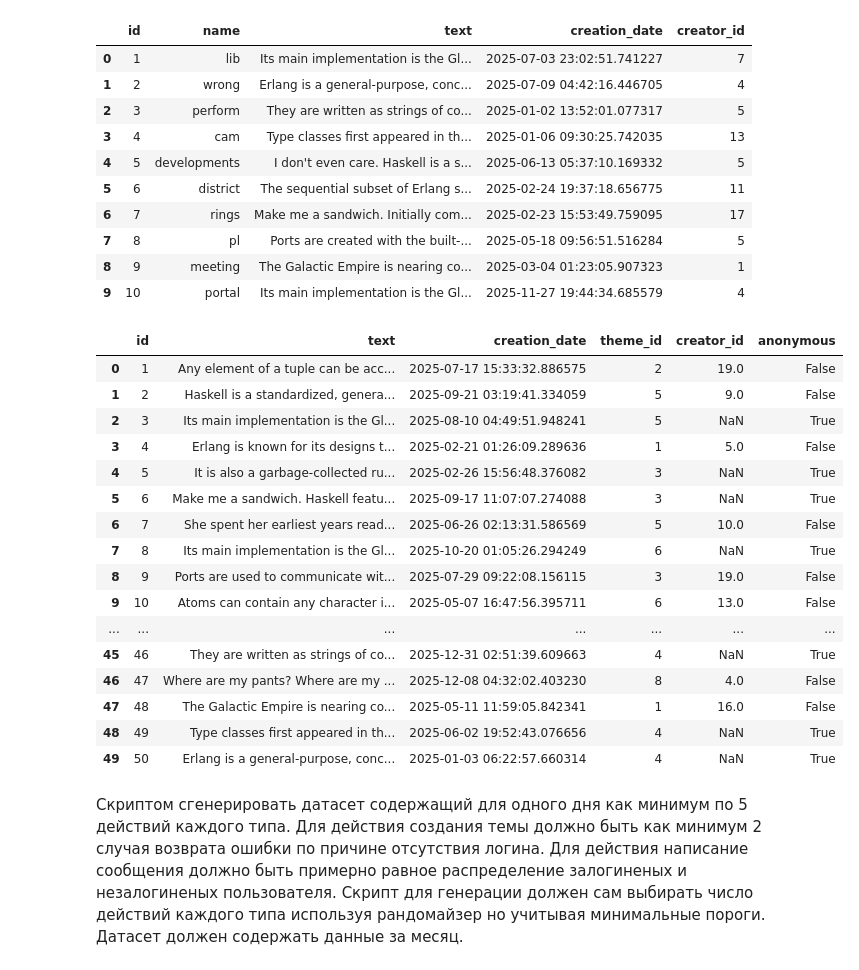
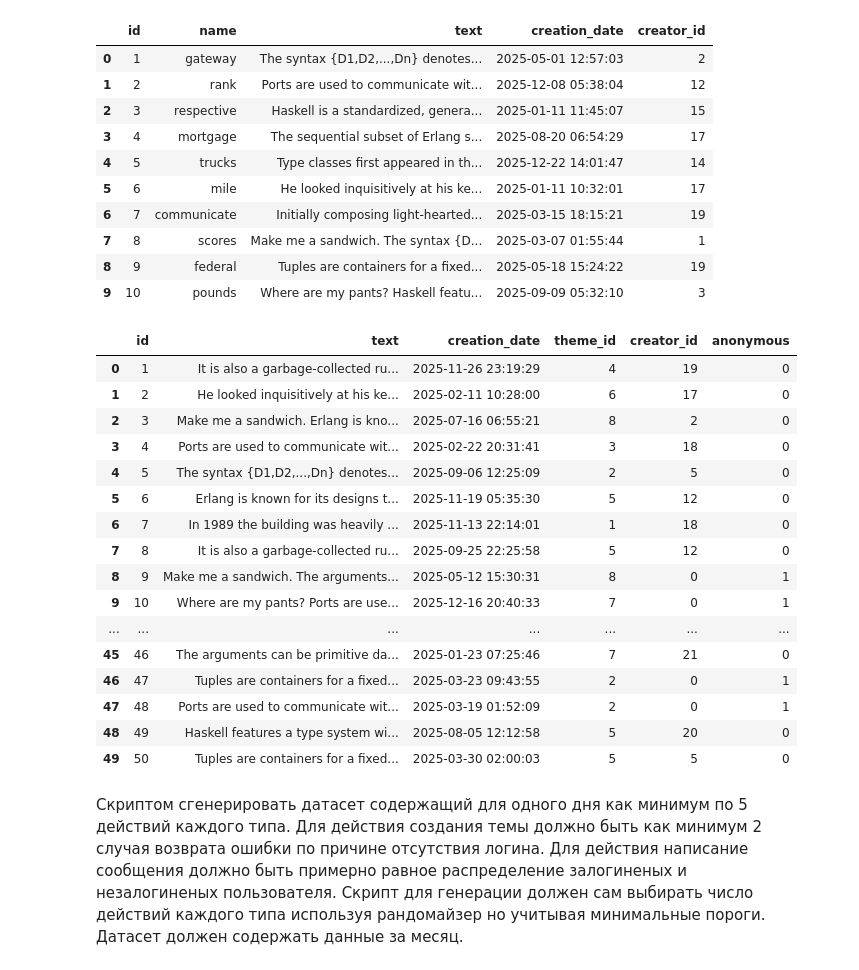
Before and after one commit to Martinvsezn/Farpost-Jupiter, a Jupyter notebook: sql_generator.ipynb, the cells around one changed output. Cells and saved outputs as stored; diff of their text form; code cells hidden in the pictures.

```diff
--- a/sql_generator.ipynb
+++ b/sql_generator.ipynb
@@ -39,66 +39,74 @@ user_df
 # %%
 # Генерим темы
+theme_dates = []
+for _ in range(10):
+    theme_dates.append(Datetime().formatted_datetime(fmt='%Y-%m-%d %H:%M:%S'))
+
 theme_fs = Fieldset(locale=Locale.EN, i=10)
 theme_df = pd.DataFrame.from_dict({
     "id": list(range(1, 11)),
     "name": theme_fs("word"),
     "text": theme_fs("text"),
-    "creation_date": theme_fs("datetime"),
+    "creation_date": theme_dates,
     "creator_id": random.randints(10, 1, 21)
 })
 theme_df
 # %% [output]
 |  | id | name | text | creation_date | creator_id |
-| 0 | 1 | lib | Its main implementation is the Gl... | 2025-07-03 23:02:51.741227 | 7 |
-| 1 | 2 | wrong | Erlang is a general-purpose, conc... | 2025-07-09 04:42:16.446705 | 4 |
-| 2 | 3 | perform | They are written as strings of co... | 2025-01-02 13:52:01.077317 | 5 |
-| 3 | 4 | cam | Type classes first appeared in th... | 2025-01-06 09:30:25.742035 | 13 |
-| 4 | 5 | developments | I don't even care. Haskell is a s... | 2025-06-13 05:37:10.169332 | 5 |
-| 5 | 6 | district | The sequential subset of Erlang s... | 2025-02-24 19:37:18.656775 | 11 |
-| 6 | 7 | rings | Make me a sandwich. Initially com... | 2025-02-23 15:53:49.759095 | 17 |
-| 7 | 8 | pl | Ports are created with the built-... | 2025-05-18 09:56:51.516284 | 5 |
-| 8 | 9 | meeting | The Galactic Empire is nearing co... | 2025-03-04 01:23:05.907323 | 1 |
-| 9 | 10 | portal | Its main implementation is the Gl... | 2025-11-27 19:44:34.685579 | 4 |
+| 0 | 1 | gateway | The syntax {D1,D2,...,Dn} denotes... | 2025-05-01 12:57:03 | 2 |
+| 1 | 2 | rank | Ports are used to communicate wit... | 2025-12-08 05:38:04 | 12 |
+| 2 | 3 | respective | Haskell is a standardized, genera... | 2025-01-11 11:45:07 | 15 |
+| 3 | 4 | mortgage | The sequential subset of Erlang s... | 2025-08-20 06:54:29 | 17 |
+| 4 | 5 | trucks | Type classes first appeared in th... | 2025-12-22 14:01:47 | 14 |
+| 5 | 6 | mile | He looked inquisitively at his ke... | 2025-01-11 10:32:01 | 17 |
+| 6 | 7 | communicate | Initially composing light-hearted... | 2025-03-15 18:15:21 | 19 |
+| 7 | 8 | scores | Make me a sandwich. The syntax {D... | 2025-03-07 01:55:44 | 1 |
+| 8 | 9 | federal | Tuples are containers for a fixed... | 2025-05-18 15:24:22 | 19 |
+| 9 | 10 | pounds | Where are my pants? Haskell featu... | 2025-09-09 05:32:10 | 3 |
 # %%
 # Генерим сообщения
 #Сгенерируем количество анонимных и неанонимных сообщений
-random_anonym_messages_choices = random.choices([True, False], k=50)
+random_anonym_messages_choices = random.choices([1, 0], k=50)
 #Сгенерируем пользователя к каждому неанонимному сообщению
 creator_id_with_anonym_messages = []
 for boolean in random_anonym_messages_choices:
-    if not boolean:
+    if boolean != 1:
         creator_id_with_anonym_messages.append(random.randint(1, 21))
     else:
-        creator_id_with_anonym_messages.append(None)
+        creator_id_with_anonym_messages.append(0)
+
+mess_dates = []
+for _ in range(50):
+    mess_dates.append(Datetime().formatted_datetime(fmt='%Y-%m-%d %H:%M:%S'))
 
 message_fs = Fieldset(locale=Locale.EN, i=50)
 message_df = pd.DataFrame.from_dict({
     "id": list(range(1, 51)),
     "text": message_fs("text"),
-    "creation_date": message_fs("datetime"),
+    "creation_date": mess_dates,
     "theme_id": random.randints(50, 1, 9),
     "creator_id": creator_id_with_anonym_messages,
     "anonymous": random_anonym_messages_choices
 })
 message_df
 # %% [output]
 |  | id | text | creation_date | theme_id | creator_id | anonymous |
-| 0 | 1 | Any element of a tuple can be acc... | 2025-07-17 15:33:32.886575 | 2 | 19.0 | False |
-| 1 | 2 | Haskell is a standardized, genera... | 2025-09-21 03:19:41.334059 | 5 | 9.0 | False |
-| 2 | 3 | Its main implementation is the Gl... | 2025-08-10 04:49:51.948241 | 5 | NaN | True |
-| 3 | 4 | Erlang is known for its designs t... | 2025-02-21 01:26:09.289636 | 1 | 5.0 | False |
-| 4 | 5 | It is also a garbage-collected ru... | 2025-02-26 15:56:48.376082 | 3 | NaN | True |
-| 5 | 6 | Make me a sandwich. Haskell featu... | 2025-09-17 11:07:07.274088 | 3 | NaN | True |
-| 6 | 7 | She spent her earliest years read... | 2025-06-26 02:13:31.586569 | 5 | 10.0 | False |
-| 7 | 8 | Its main implementation is the Gl... | 2025-10-20 01:05:26.294249 | 6 | NaN | True |
-| 8 | 9 | Ports are used to communicate wit... | 2025-07-29 09:22:08.156115 | 3 | 19.0 | False |
-| 9 | 10 | Atoms can contain any character i... | 2025-05-07 16:47:56.395711 | 6 | 13.0 | False |
+| 0 | 1 | It is also a garbage-collected ru... | 2025-11-26 23:19:29 | 4 | 19 | 0 |
+| 1 | 2 | He looked inquisitively at his ke... | 2025-02-11 10:28:00 | 6 | 17 | 0 |
+| 2 | 3 | Make me a sandwich. Erlang is kno... | 2025-07-16 06:55:21 | 8 | 2 | 0 |
+| 3 | 4 | Ports are used to communicate wit... | 2025-02-22 20:31:41 | 3 | 18 | 0 |
+| 4 | 5 | The syntax {D1,D2,...,Dn} denotes... | 2025-09-06 12:25:09 | 2 | 5 | 0 |
+| 5 | 6 | Erlang is known for its designs t... | 2025-11-19 05:35:30 | 5 | 12 | 0 |
+| 6 | 7 | In 1989 the building was heavily ... | 2025-11-13 22:14:01 | 1 | 18 | 0 |
+| 7 | 8 | It is also a garbage-collected ru... | 2025-09-25 22:25:58 | 5 | 12 | 0 |
+| 8 | 9 | Make me a sandwich. The arguments... | 2025-05-12 15:30:31 | 8 | 0 | 1 |
+| 9 | 10 | Where are my pants? Ports are use... | 2025-12-16 20:40:33 | 7 | 0 | 1 |
 | ... | ... | ... | ... | ... | ... | ... |
-| 45 | 46 | They are written as strings of co... | 2025-12-31 02:51:39.609663 | 4 | NaN | True |
-| 46 | 47 | Where are my pants? Where are my ... | 2025-12-08 04:32:02.403230 | 8 | 4.0 | False |
-| 47 | 48 | The Galactic Empire is nearing co... | 2025-05-11 11:59:05.842341 | 1 | 16.0 | False |
-| 48 | 49 | Type classes first appeared in th... | 2025-06-02 19:52:43.076656 | 4 | NaN | True |
-| 49 | 50 | Erlang is a general-purpose, conc... | 2025-01-03 06:22:57.660314 | 4 | NaN | True |
+| 45 | 46 | The arguments can be primitive da... | 2025-01-23 07:25:46 | 7 | 21 | 0 |
+| 46 | 47 | Tuples are containers for a fixed... | 2025-03-23 09:43:55 | 2 | 0 | 1 |
+| 47 | 48 | Ports are used to communicate wit... | 2025-03-19 01:52:09 | 2 | 0 | 1 |
+| 48 | 49 | Haskell features a type system wi... | 2025-08-05 12:12:58 | 5 | 20 | 0 |
+| 49 | 50 | Tuples are containers for a fixed... | 2025-03-30 02:00:03 | 5 | 5 | 0 |
 # %% [markdown]
 Скриптом сгенерировать датасет содержащий для одного дня как минимум по 5 действий каждого типа. Для действия создания темы должно быть как минимум 2 случая возврата ошибки по причине отсутствия логина. Для действия написание сообщения должно быть примерно равное распределение залогиненых и незалогиненых пользователя. Скрипт для генерации должен сам выбирать число действий каждого типа используя рандомайзер но учитывая минимальные пороги.
 Датасет должен содержать данные за месяц.
```
Also changed, not shown: parts of 5 cells of this notebook, 8 other files.
